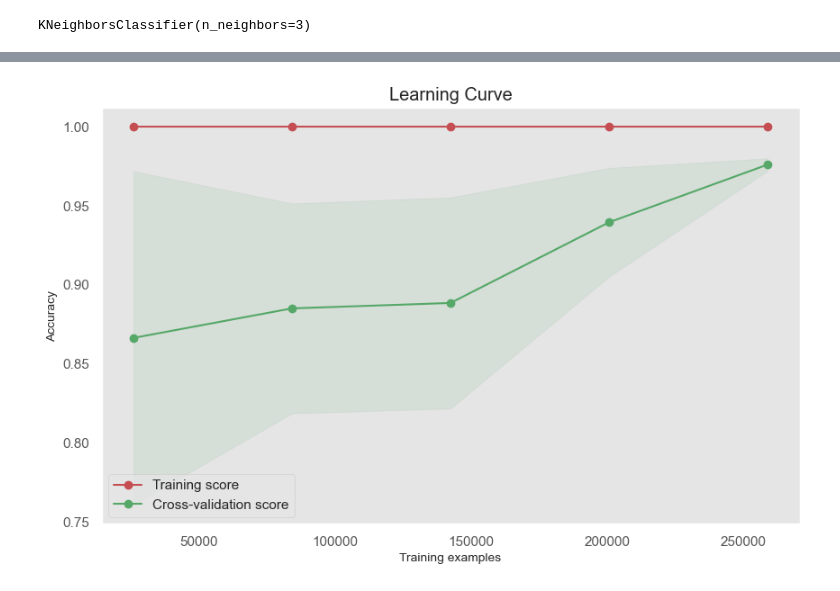
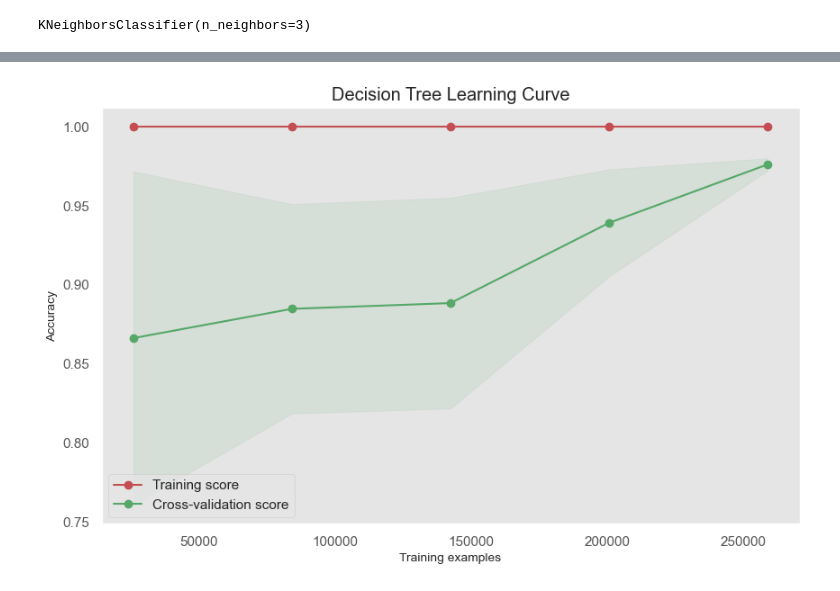
Before and after one commit to andnaufal/credit-risk-ML-classifier, a Jupyter notebook: notebooks/credit-risk-notebook.ipynb, the cells around one changed output, grey strips where cells are left out. Saved outputs shown, nothing was run; the diff lists cells and outputs as text; code cells hidden in the pictures.

```diff
--- a/notebooks/credit-risk-notebook.ipynb
+++ b/notebooks/credit-risk-notebook.ipynb
@@ -854,18 +852,24 @@ test_mean = np.mean(test_scores, axis=1)
 # Standard deviation of training and test scores
 train_std = np.std(train_scores, axis=1)
 test_std = np.std(test_scores, axis=1)
-
-# Plot learning curve
-plt.figure(figsize=(10, 6))
-plt.fill_between(train_sizes, train_mean - train_std, train_mean + train_std, alpha=0.1, color="r")
-plt.fill_between(train_sizes, test_mean - test_std, test_mean + test_std, alpha=0.1, color="g")
-plt.plot(train_sizes, train_mean, 'o-', color="r", label="Training score")
-plt.plot(train_sizes, test_mean, 'o-', color="g", label="Cross-validation score")
-plt.xlabel("Training examples")
-plt.ylabel("Accuracy")
-plt.title("Learning Curve")
-plt.legend(loc="best")
-plt.grid()
-plt.show()
-# %% [output]
-[figure, removed]
+# %%
+# Plot learning curve
+plt.figure(figsize=(10, 6))
+plt.fill_between(train_sizes, train_mean - train_std, train_mean + train_std, alpha=0.1, color="r")
+plt.fill_between(train_sizes, test_mean - test_std, test_mean + test_std, alpha=0.1, color="g")
+plt.plot(train_sizes, train_mean, 'o-', color="r", label="Training score")
+plt.plot(train_sizes, test_mean, 'o-', color="g", label="Cross-validation score")
+plt.xlabel("Training examples")
+plt.ylabel("Accuracy")
+plt.title("Decision Tree Learning Curve")
+plt.legend(loc="best")
+plt.grid()
+
+# Define the directory to save the figure
+save_dir = "../../credit-risk-classifier/reports/figures"
+
+# Save the figure
+plt.savefig(os.path.join(save_dir, 'DecisionTreeLearningCurve.png'), transparent=False)
+plt.show()
+# %% [output]
+[figure, added]
```
Also changed, not shown: parts of 11 cells of this notebook, 4 other files.
